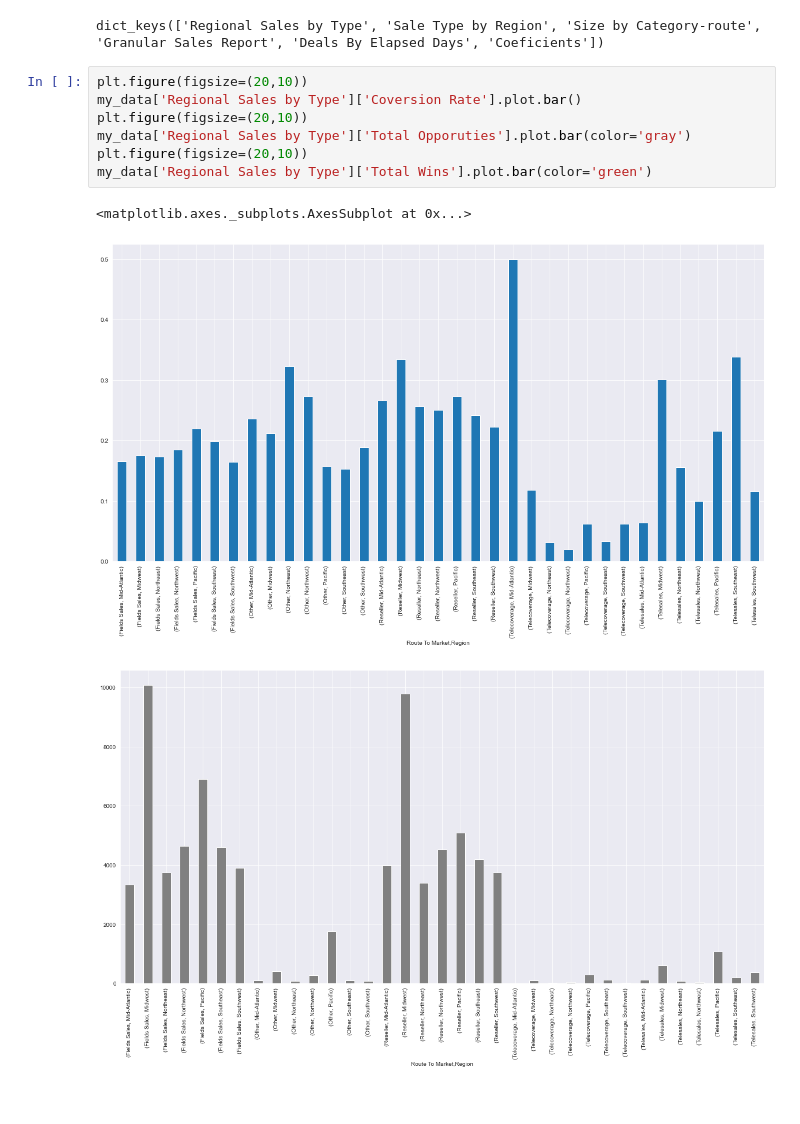
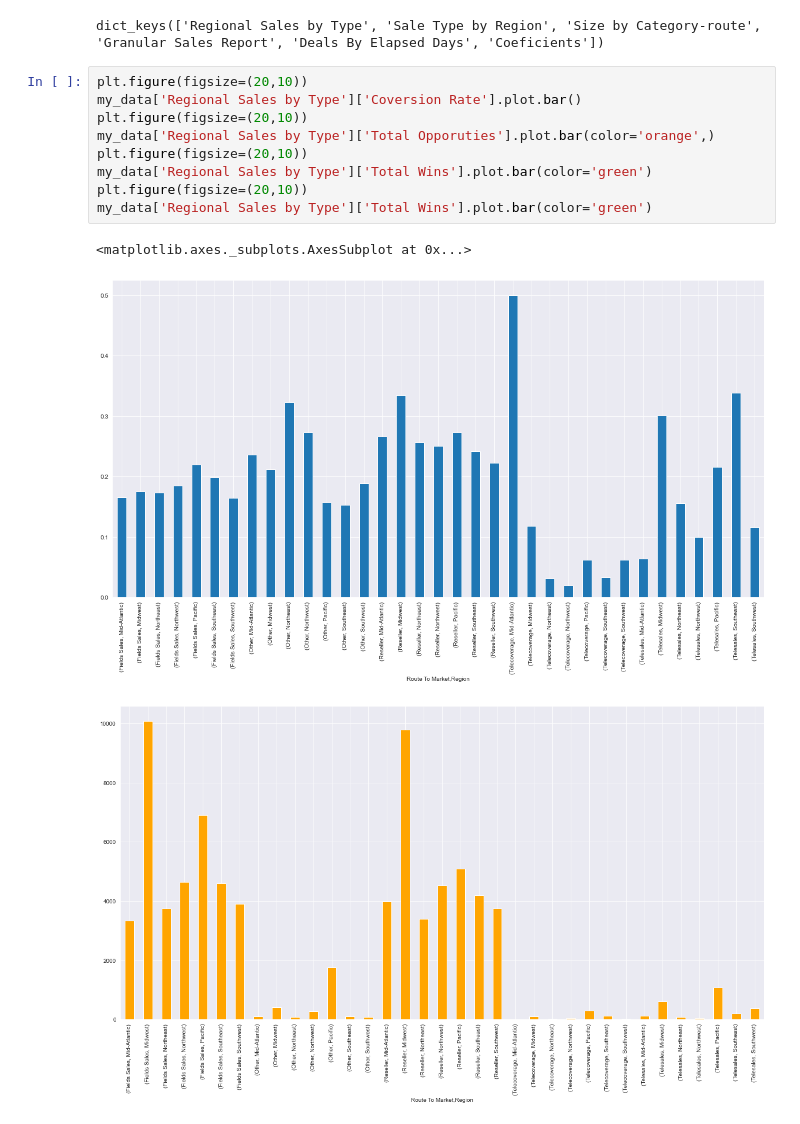
Before and after one commit to OliverAHernandez/IBM-Sales-Analysis, a Jupyter notebook: code/EDA.ipynb, the cells around one changed output. Drawn from its saved outputs; the diff is of its cells as text.

```diff
--- a/code/EDA.ipynb
+++ b/code/EDA.ipynb
@@ -432,12 +440,14 @@ dict_keys(['Regional Sales by Type', 'Sale Type by Region', 'Size by Category-ro
 # %%
 plt.figure(figsize=(20,10))
 my_data['Regional Sales by Type']['Coversion Rate'].plot.bar()
 plt.figure(figsize=(20,10))
-my_data['Regional Sales by Type']['Total Opporuties'].plot.bar(color='gray')
+my_data['Regional Sales by Type']['Total Opporuties'].plot.bar(color='orange',)
 plt.figure(figsize=(20,10))
 my_data['Regional Sales by Type']['Total Wins'].plot.bar(color='green')
+plt.figure(figsize=(20,10))
+my_data['Regional Sales by Type']['Total Wins'].plot.bar(color='green')
 # %% [output]
 <matplotlib.axes._subplots.AxesSubplot at 0x...>
 [figure]
-[figure, old version]
+[figure, new version]
 [figure]
```
Also changed, not shown: parts of 11 cells of this notebook, 4 other files.
